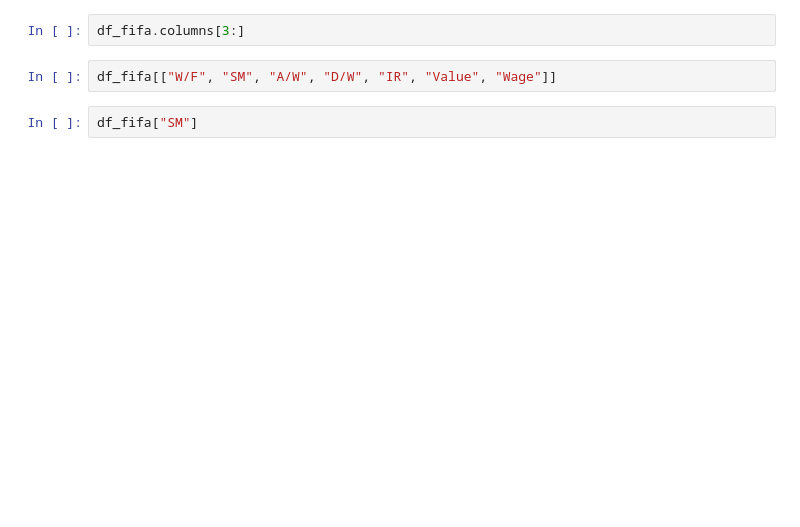
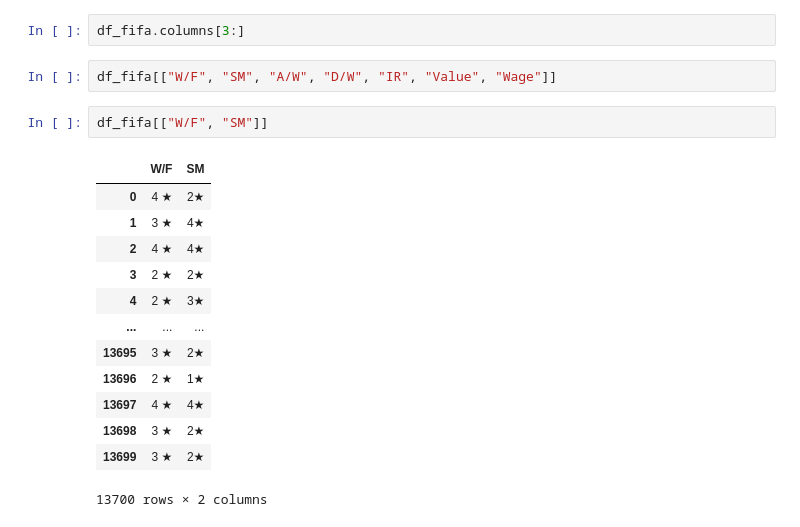
Before and after one commit to marcoandresv/fifa_exercise, a Jupyter notebook: Ejercicios_fifa_Limpieza_analisis_datos.ipynb, the cells around one changed output. Saved outputs shown, nothing was run; the diff lists cells and outputs as text; blank space fills up the shorter version.

```diff
--- a/Ejercicios_fifa_Limpieza_analisis_datos.ipynb
+++ b/Ejercicios_fifa_Limpieza_analisis_datos.ipynb
@@ -108,6 +122,20 @@ df_fifa.columns[3:]
 # %%
 df_fifa[["W/F", "SM", "A/W", "D/W", "IR", "Value", "Wage"]]
 # %%
-df_fifa["SM"]
+df_fifa[["W/F", "SM"]]
+# %% [output]
+|  | W/F | SM |
+| 0 | 4 ★ | 2★ |
+| 1 | 3 ★ | 4★ |
+| 2 | 4 ★ | 4★ |
+| 3 | 2 ★ | 2★ |
+| 4 | 2 ★ | 3★ |
+| ... | ... | ... |
+| 13695 | 3 ★ | 2★ |
+| 13696 | 2 ★ | 1★ |
+| 13697 | 4 ★ | 4★ |
+| 13698 | 3 ★ | 2★ |
+| 13699 | 3 ★ | 2★ |
+13700 rows × 2 columns
 # %%
 df_fifa["SM_clean"] = df_fifa["SM"].str.replace(r"\D", "", regex=True)
```
Also changed, not shown: parts of 10 cells of this notebook.
